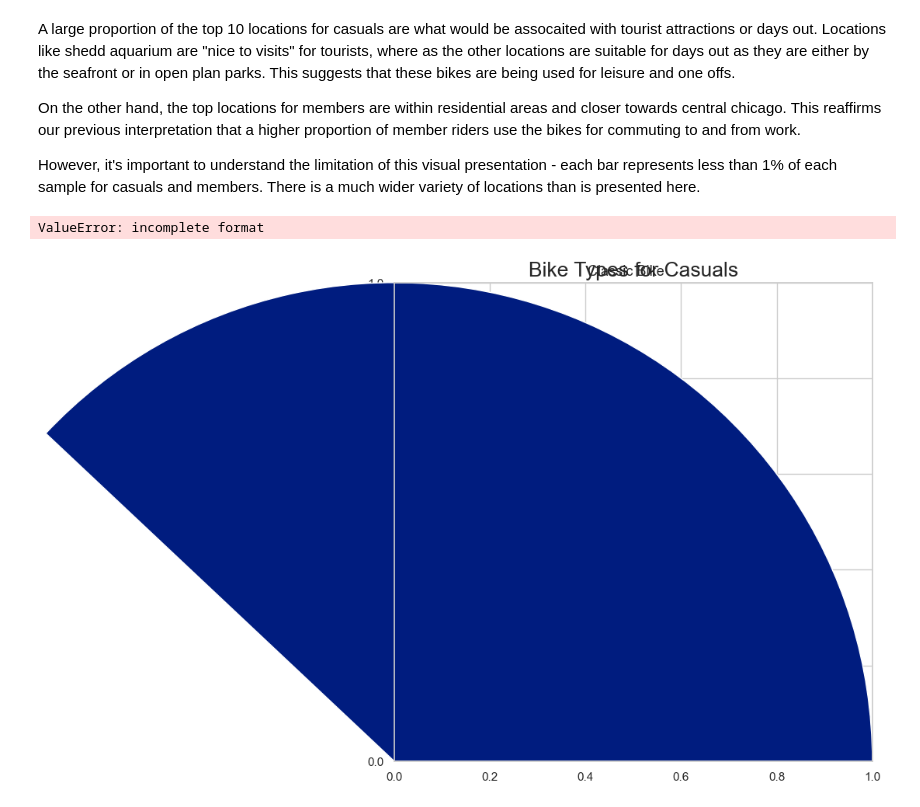
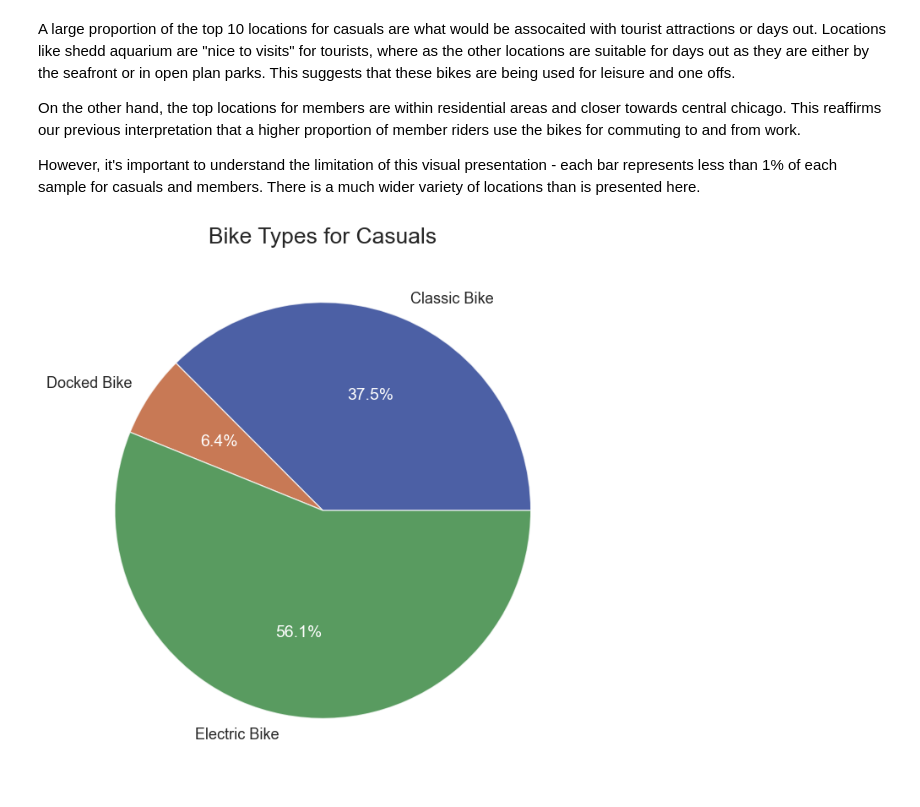
Before and after one commit to dydev012/capstone_cyclistic, a Jupyter notebook: analyze.ipynb, the cells around one changed output. Drawn from its saved outputs; the diff is of its cells as text; code cells hidden in the pictures.

```diff
--- a/analyze.ipynb
+++ b/analyze.ipynb
@@ -399,18 +336,29 @@ On the other hand, the top locations for members are within residential areas an
 
 However, it's important to understand the limitation of this visual presentation - each bar represents less than 1% of each sample for casuals and members. There is a much wider variety of locations than is presented here.
 # %%
-
-dfCasual = df[df['member_casual'] == 'casual']
-casualPct = dfCasual['rideable_type'].value_counts(normalize=True).mul(100).sort_index().to_list()
-plt.figure(figsize=(40,8))
+dfCasual = df[df["member_casual"] == "casual"]
+casualPct = (
+    dfCasual["rideable_type"]
+    .value_counts(normalize=True)
+    .mul(100)
+    .sort_index()
+    .to_list()
+)
+plt.figure(figsize=(40, 8))
 plt.title(label="Bike Types for Casuals", fontdict={"fontsize": 19})
-_, _, autotexts = plt.pie(casualPct, labels=['Classic Bike', 'Docked Bike', 'Electric Bike'] ,colors=DP,textprops={'fontsize': 13}, autopct='%.1f\')
+_, _, autotexts = plt.pie(
+    casualPct,
+    labels=["Classic Bike", "Docked Bike", "Electric Bike"],
+    colors=DP,
+    wedgeprops={"alpha": 0.7},
+    textprops={"fontsize": 13},
+    autopct="%.1f%%",
+)
 for autotext in autotexts:
-    autotext.set_color('white')
+    autotext.set_color("white")
     autotext.set_fontsize(14)
 # %% [output]
-ValueError: incomplete format
-[figure, old version]
+[figure, new version]
 # %%
 dfMember = df[df["member_casual"] == "member"]
 memberPct = (
```
Also changed, not shown: parts of 11 cells of this notebook, 4 other files.
